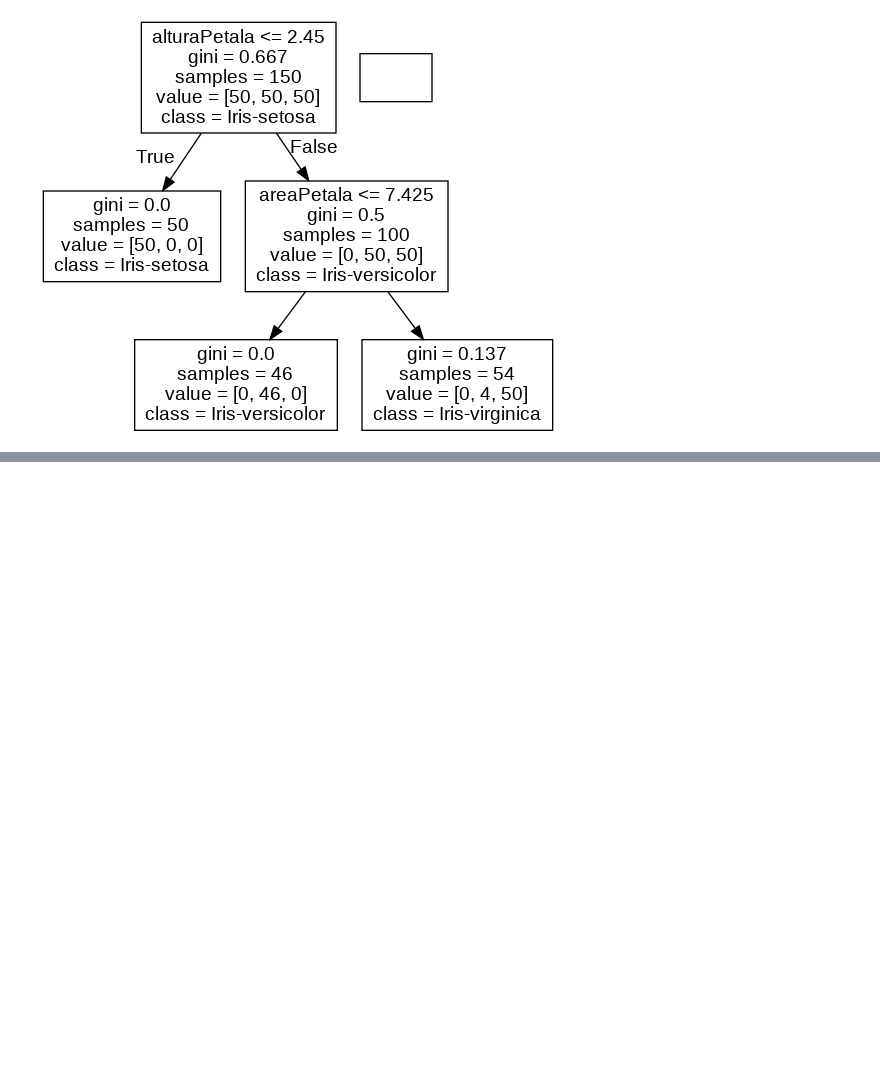
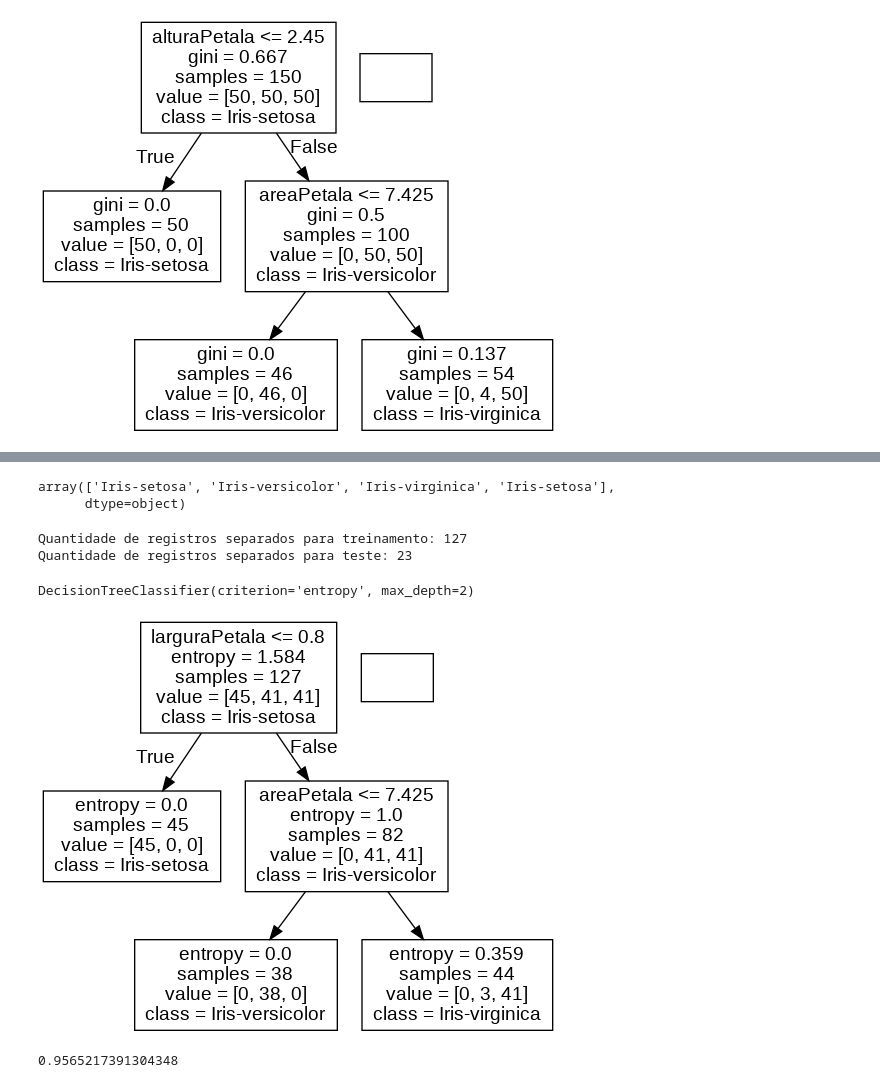
Before and after one commit to b4lbs/Ceub_IA, a Jupyter notebook: Ceub_IA.ipynb, the cells around one changed output, grey strips where cells are left out. Drawn from its saved outputs; the diff is of its cells as text; code cells hidden in the pictures; blank space fills up the shorter version.

```diff
--- a/Ceub_IA.ipynb
+++ b/Ceub_IA.ipynb
@@ -183,0 +198,38 @@ Image(graph.create_png())
+# %%
+objClassificador.predict(conjuntoIris)
+# %% [output]
+array(['Iris-setosa', 'Iris-versicolor', 'Iris-virginica', 'Iris-setosa'],
+      dtype=object)
+# %%
+#A fim de evitar overfitting, iremos separar 10% dos registros para teste
+from sklearn.model_selection import train_test_split
+x_train, x_test, y_train, y_test = train_test_split(x, y, test_size=0.15)
+print(f'Quantidade de registros separados para treinamento: {len(x_train)}')
+print(f'Quantidade de registros separados para teste: {len(x_test)}')
+# %% [output]
+Quantidade de registros separados para treinamento: 127
+Quantidade de registros separados para teste: 23
+# %%
+#Usando os registros de treinamento para treinar o modelo
+from sklearn.tree import DecisionTreeClassifier as dtc
+objClassificador2 = dtc(criterion='entropy', max_depth=2)
+objClassificador2.fit(x_train,y_train)
+# %% [output]
+DecisionTreeClassifier(criterion='entropy', max_depth=2)
+# %%
+from IPython.display import Image
+from sklearn import tree
+import pydotplus
+
+# Create DOT data
+dot_data = tree.export_graphviz(objClassificador2, out_file=None,
+                                feature_names=varIndependentes,
+                                class_names=base_iris.Classe.unique())
+
+# Draw graph
+graph = pydotplus.graph_from_dot_data(dot_data)
+
+# Show graph
+Image(graph.create_png())
+# %% [output]
+[figure, added]
@@ -183,0 +240,4 @@ Image(graph.create_png())
+# %%
+accuracy_score(y_test, y_pred)
+# %% [output]
+0.9565217391304348
```
Also changed, not shown: parts of 2 cells of this notebook.
